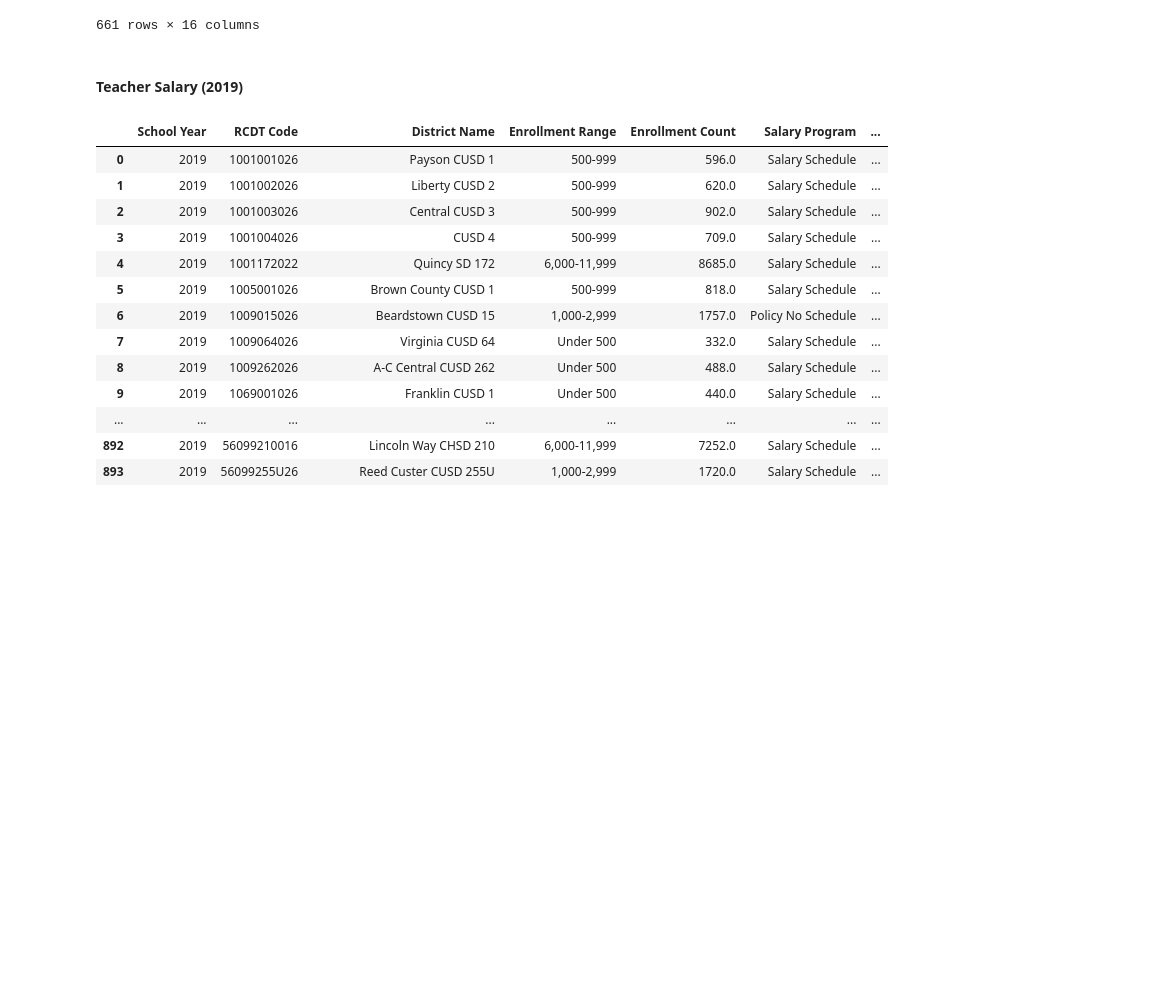
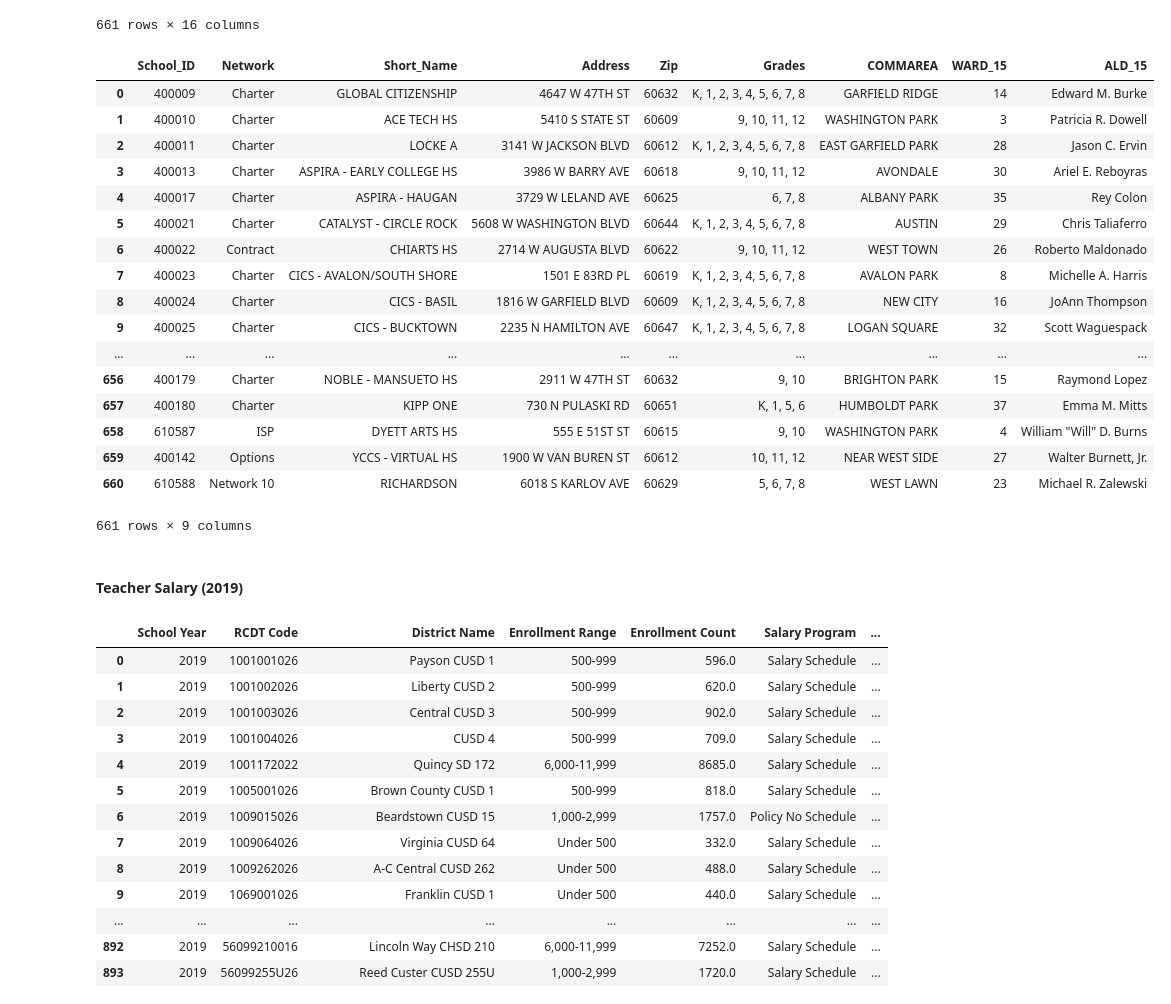
Before and after one commit to kathleengraham/chicago-public-school-ETL, a Jupyter notebook: cps-etl.ipynb, the cells around one changed output. Drawn from its saved outputs; the diff is of its cells as text; code cells hidden in the pictures; blank space fills up the shorter version.

```diff
--- a/cps-etl.ipynb
+++ b/cps-etl.ipynb
@@ -90,6 +132,27 @@ school_locations_df
 661 rows × 16 columns
 # %%
 # transform school locations data frame here
+locations_df = school_locations_df[['School_ID', 'Network', 'Short_Name', 'Address', 'Zip', 'Grades', 'COMMAREA', 'WARD_15', 'ALD_15']]
+locations_df
+# %% [output]
+|  | School_ID | Network | Short_Name | Address | Zip | Grades | COMMAREA | WARD_15 | ALD_15 |
+| 0 | 400009 | Charter | GLOBAL CITIZENSHIP | 4647 W 47TH ST | 60632 | K, 1, 2, 3, 4, 5, 6, 7, 8 | GARFIELD RIDGE | 14 | Edward M. Burke |
+| 1 | 400010 | Charter | ACE TECH HS | 5410 S STATE ST | 60609 | 9, 10, 11, 12 | WASHINGTON PARK | 3 | Patricia R. Dowell |
+| 2 | 400011 | Charter | LOCKE A | 3141 W JACKSON BLVD | 60612 | K, 1, 2, 3, 4, 5, 6, 7, 8 | EAST GARFIELD PARK | 28 | Jason C. Ervin |
+| 3 | 400013 | Charter | ASPIRA - EARLY COLLEGE HS | 3986 W BARRY AVE | 60618 | 9, 10, 11, 12 | AVONDALE | 30 | Ariel E. Reboyras |
+| 4 | 400017 | Charter | ASPIRA - HAUGAN | 3729 W LELAND AVE | 60625 | 6, 7, 8 | ALBANY PARK | 35 | Rey Colon |
+| 5 | 400021 | Charter | CATALYST - CIRCLE ROCK | 5608 W WASHINGTON BLVD | 60644 | K, 1, 2, 3, 4, 5, 6, 7, 8 | AUSTIN | 29 | Chris Taliaferro |
+| 6 | 400022 | Contract | CHIARTS HS | 2714 W AUGUSTA BLVD | 60622 | 9, 10, 11, 12 | WEST TOWN | 26 | Roberto Maldonado |
+| 7 | 400023 | Charter | CICS - AVALON/SOUTH SHORE | 1501 E 83RD PL | 60619 | K, 1, 2, 3, 4, 5, 6, 7, 8 | AVALON PARK | 8 | Michelle A. Harris |
+| 8 | 400024 | Charter | CICS - BASIL | 1816 W GARFIELD BLVD | 60609 | K, 1, 2, 3, 4, 5, 6, 7, 8 | NEW CITY | 16 | JoAnn Thompson |
+| 9 | 400025 | Charter | CICS - BUCKTOWN | 2235 N HAMILTON AVE | 60647 | K, 1, 2, 3, 4, 5, 6, 7, 8 | LOGAN SQUARE | 32 | Scott Waguespack |
+| ... | ... | ... | ... | ... | ... | ... | ... | ... | ... |
+| 656 | 400179 | Charter | NOBLE - MANSUETO HS | 2911 W 47TH ST | 60632 | 9, 10 | BRIGHTON PARK | 15 | Raymond Lopez |
+| 657 | 400180 | Charter | KIPP ONE | 730 N PULASKI RD | 60651 | K, 1, 5, 6 | HUMBOLDT PARK | 37 | Emma M. Mitts |
+| 658 | 610587 | ISP | DYETT ARTS HS | 555 E 51ST ST | 60615 | 9, 10 | WASHINGTON PARK | 4 | William "Will" D. Burns |
+| 659 | 400142 | Options | YCCS - VIRTUAL HS | 1900 W VAN BUREN ST | 60612 | 10, 11, 12 | NEAR WEST SIDE | 27 | Walter Burnett, Jr. |
+| 660 | 610588 | Network 10 | RICHARDSON | 6018 S KARLOV AVE | 60629 | 5, 6, 7, 8 | WEST LAWN | 23 | Michael R. Zalewski |
+661 rows × 9 columns
 # %% [markdown]
 #### Teacher Salary (2019)
 # %%
```
Also changed, not shown: parts of 4 cells of this notebook.
